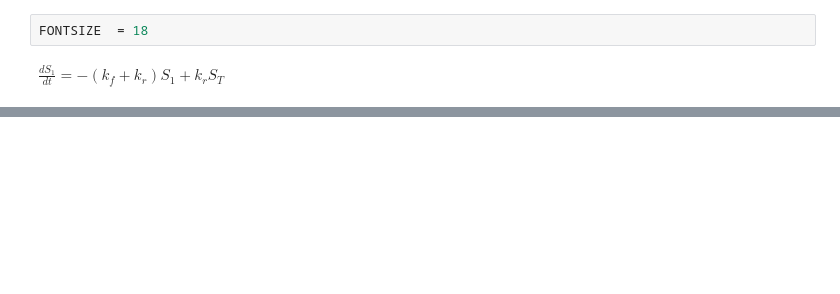
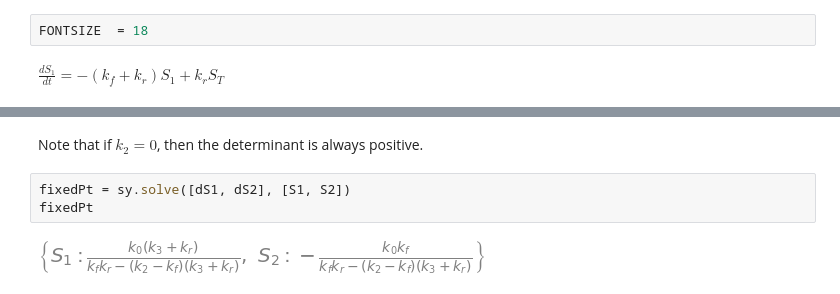
Before and after one commit to ModelEngineering/advancing-biomedical-models, a Jupyter notebook: lecture_2/lecture_2.ipynb, the cells around one changed output, grey strips where cells are left out. Drawn from its saved outputs; the diff is of its cells as text; blank space fills up the shorter version.

```diff
--- a/lecture_2/lecture_2.ipynb
+++ b/lecture_2/lecture_2.ipynb
@@ -25,0 +72,7 @@ $\frac{dS_1}{dt} = -(k_f +k_r)S_1(S_T - S_1) + k_r S_T $
+# %% [markdown]
+Note that if $k_2 = 0$, then the determinant is always positive.
+# %%
+fixedPt = sy.solve([dS1, dS2], [S1, S2])
+fixedPt
+# %% [output]
+[figure, added]
```
Also changed, not shown: parts of 17 cells of this notebook.
